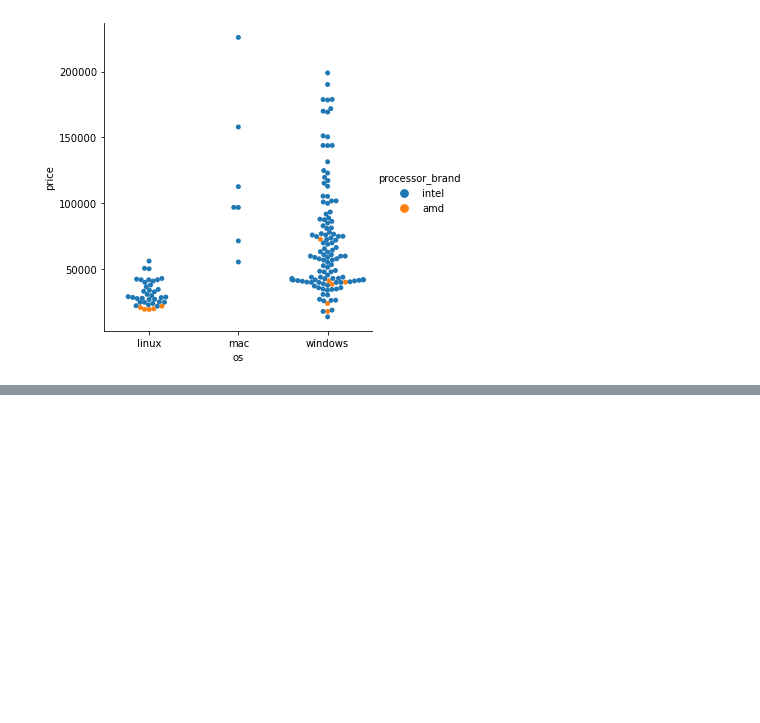
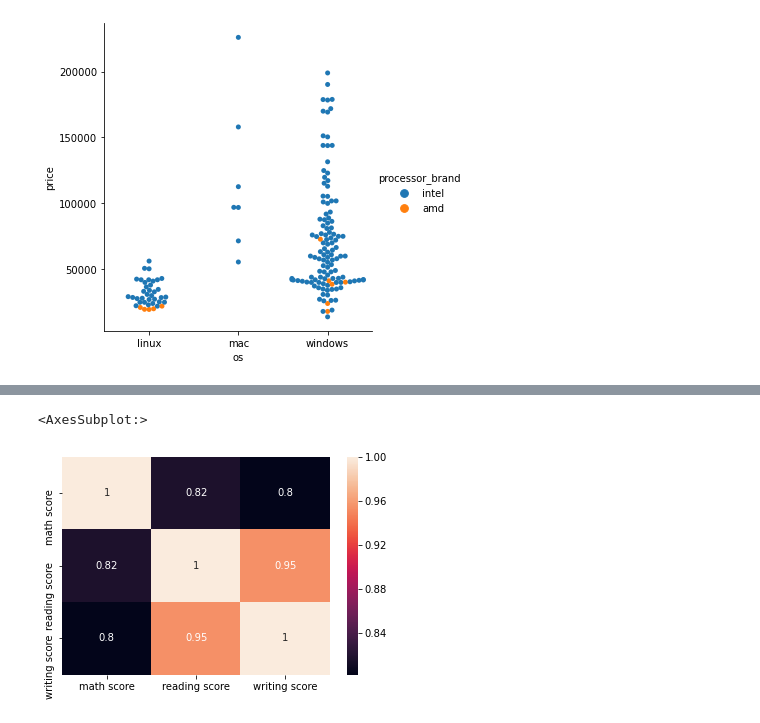
Before and after one commit to saanghyuk/data_science_python, a Jupyter notebook: dt-1/visualization.ipynb, the cells around one changed output, grey strips where cells are left out. Cells and saved outputs as stored; diff of their text form; code cells hidden in the pictures; blank space fills up the shorter version.

```diff
--- a/dt-1/visualization.ipynb
+++ b/dt-1/visualization.ipynb
@@ -396,0 +420,5 @@ sns.catplot(data=laptops_df, x='os', y='price', kind='swarm', hue='processor_bra
+# %%
+sns.heatmap(df.corr(), annot=True)
+# %% [output]
+<AxesSubplot:>
+[figure, added]
```
Also changed, not shown: parts of 5 cells of this notebook, 23 other files.
